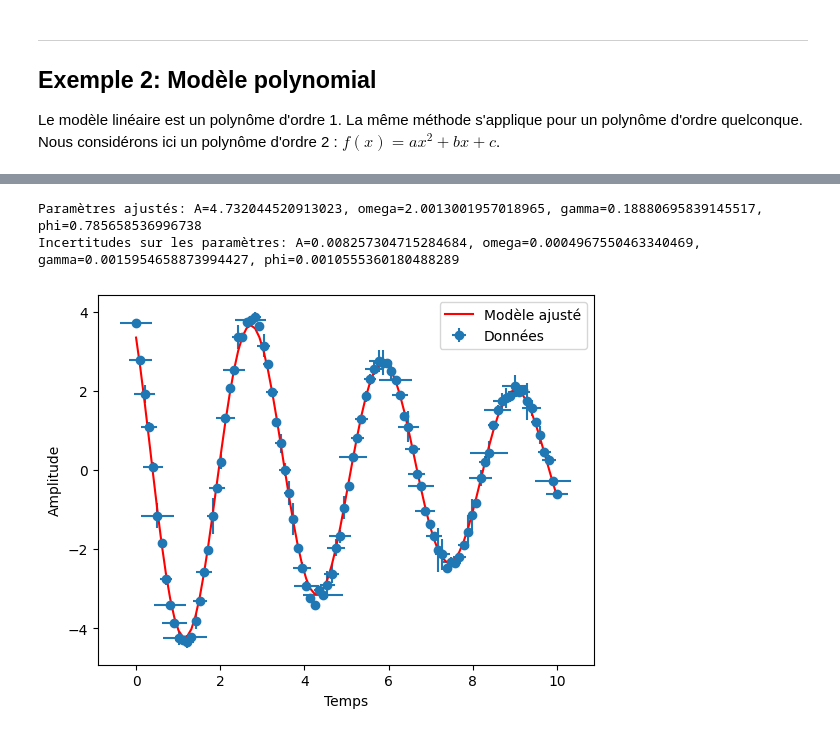
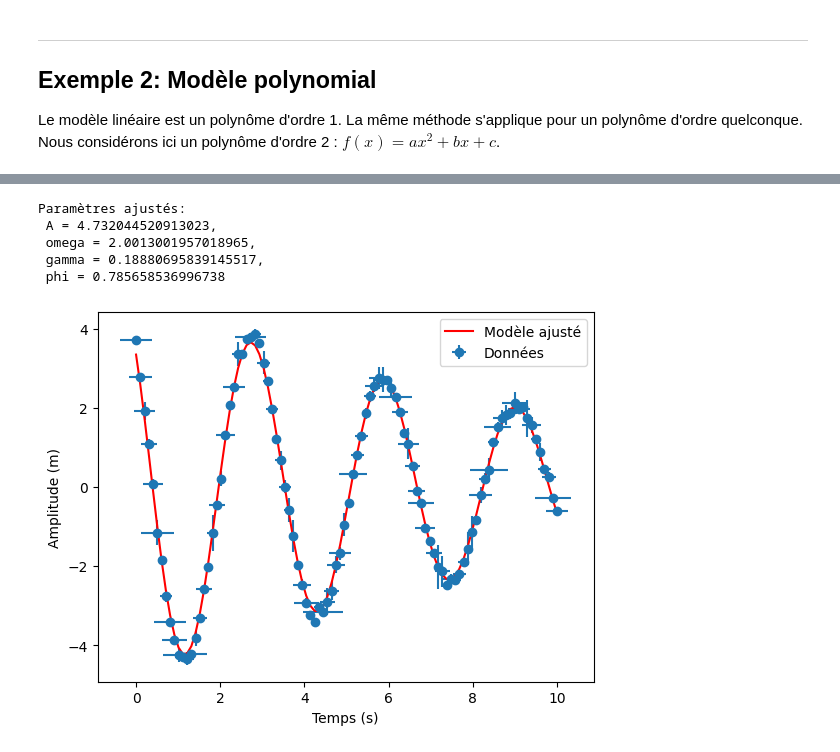
Before and after one commit to benjamingosselincliche/sciencesdelanature-garneau-catalogue-jupyter, a Jupyter notebook: notebooks/modeles_et_donnees_sckitlearn.ipynb, the cells around one changed output, grey strips where cells are left out. Cells and saved outputs as stored; diff of their text form; code cells hidden in the pictures.

```diff
--- a/notebooks/modeles_et_donnees_sckitlearn.ipynb
+++ b/notebooks/modeles_et_donnees_sckitlearn.ipynb
@@ -222,38 +247,41 @@ phi_true = np.pi / 4
 np.random.seed(0)
 t_data = np.linspace(0, 10, 100)
 y_data = modele_oscillation_amortie(t_data, A_0_true, omega_true, gamma_true, phi_true) + np.random.normal(scale=0.1, size=t_data.size)
 
 # Générer des incertitudes pour les données temporelles
 uncertainty_t = np.abs(np.random.normal(scale=.2, size=t_data.size))  # Incertitude de 0.05 unités de temps
 
 # Générer des incertitudes pour les données d'amplitude
 uncertainty_y = np.abs(np.random.normal(scale=.2, size=y_data.size))  # Incertitude de 0.1 sur les données d'amplitude
 
 
 # -------------------------------------------------------------------------------------------
 # Réaliser l'ajustement de courbe en tenant compte des incertitudes sur les données d'amplitude et de temps
 popt, pcov = curve_fit(modele_oscillation_amortie, t_data, y_data, sigma=uncertainty_y, absolute_sigma=True, p0=[A_0_true, omega_true, gamma_true, phi_true])
 
 # Paramètres ajustés
 A_fit, omega_fit, gamma_fit, phi_fit = popt
 
 # Incertitudes sur les paramètres
-A_uncertainty, omega_uncertainty, gamma_uncertainty, phi_uncertainty = np.sqrt(np.diag(pcov))
+# A_uncertainty, omega_uncertainty, gamma_uncertainty, phi_uncertainty = ...
 
 # -------------------------------------------------------------------------------------------
 # Affichage des résultats
-print(f"Paramètres ajustés: A={A_fit}, omega={omega_fit}, gamma={gamma_fit}, phi={phi_fit}")
-print(f"Incertitudes sur les paramètres: A={A_uncertainty}, omega={omega_uncertainty}, gamma={gamma_uncertainty}, phi={phi_uncertainty}")
+print(f"Paramètres ajustés:\n A = {A_fit},\n omega = {omega_fit},\n gamma = {gamma_fit},\n phi = {phi_fit}")
+# print(f"Incertitudes sur les paramètres: A={A_uncertainty}, omega={omega_uncertainty}, gamma={gamma_uncertainty}, phi={phi_uncertainty}")
 
 # -------------------------------------------------------------------------------------------
 # Visualisation des données et de l'ajustement
 plt.errorbar(t_data, y_data, yerr=uncertainty_y, xerr=uncertainty_t, fmt='o', label='Données')
 plt.plot(t_data, modele_oscillation_amortie(t_data, *popt), 'r-', label='Modèle ajusté')
-plt.xlabel('Temps')
-plt.ylabel('Amplitude')
+plt.xlabel('Temps (s)')
+plt.ylabel('Amplitude (m)')
 plt.legend()
 plt.show()
 # %% [output]
-Paramètres ajustés: A=4.732044520913023, omega=2.0013001957018965, gamma=0.18880695839145517, phi=0.785658536996738
-Incertitudes sur les paramètres: A=0.008257304715284684, omega=0.0004967550463340469, gamma=0.0015954658873994427, phi=0.0010555360180488289
+Paramètres ajustés:
+ A = 4.732044520913023,
+ omega = 2.0013001957018965,
+ gamma = 0.18880695839145517,
+ phi = 0.785658536996738
-[figure, old version]
+[figure, new version]
```
Also changed, not shown: parts of 12 cells of this notebook.
